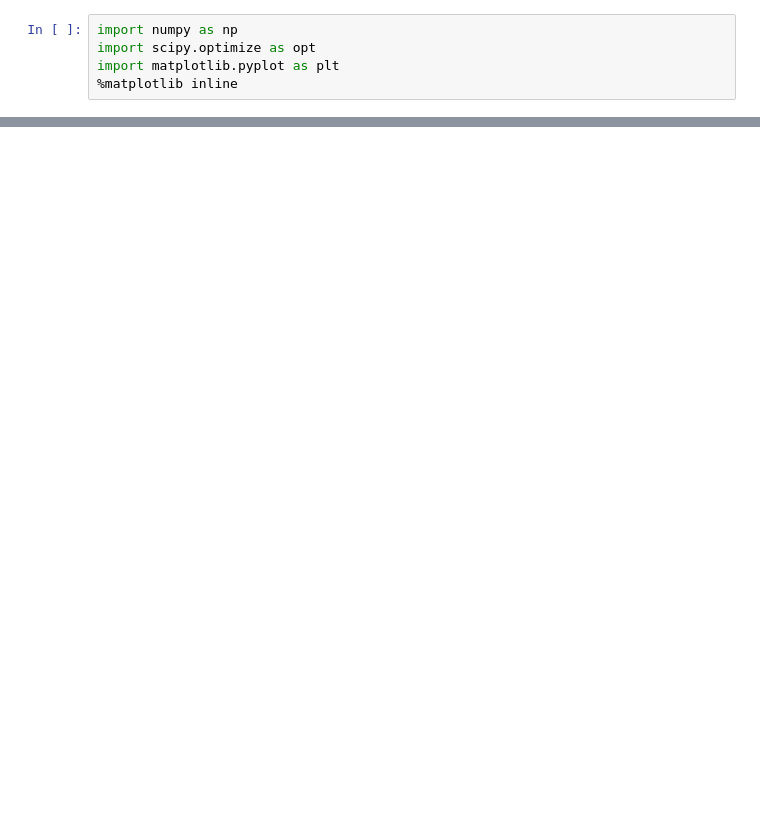
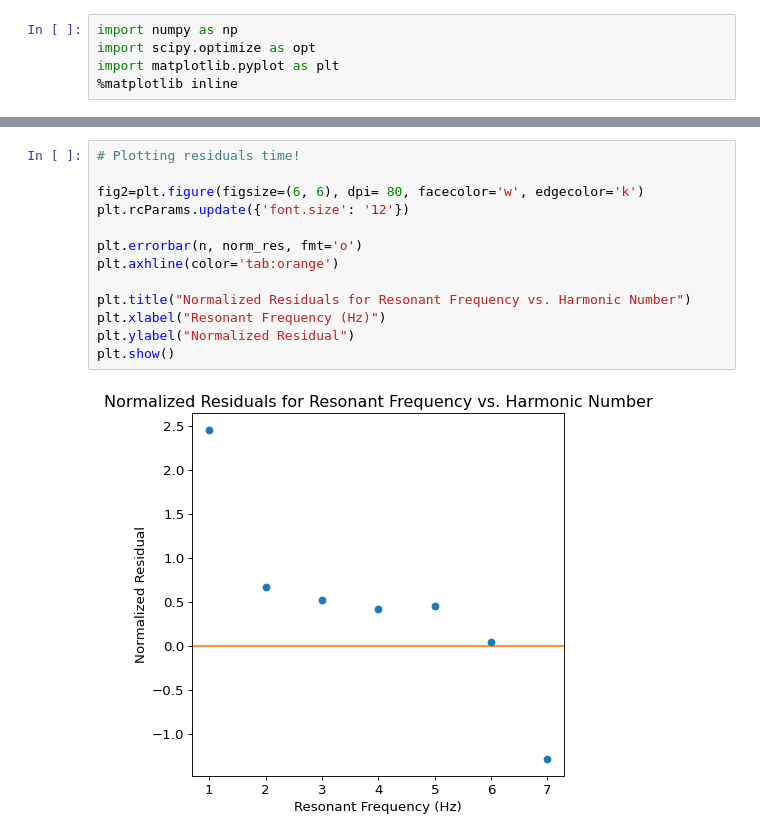
Before and after one commit to matthew-ding/physics5bl, a Jupyter notebook: Lab11/Lab11 Exp1.ipynb, the cells around one changed output, grey strips where cells are left out. Cells and saved outputs as stored; diff of their text form; blank space fills up the shorter version.

```diff
--- a/Lab11/Lab11 Exp1.ipynb
+++ b/Lab11/Lab11 Exp1.ipynb
@@ -46,0 +51,15 @@ plt.show()
+# %%
+# Plotting residuals time!
+
+fig2=plt.figure(figsize=(6, 6), dpi= 80, facecolor='w', edgecolor='k')
+plt.rcParams.update({'font.size': '12'})
+
+plt.errorbar(n, norm_res, fmt='o')
+plt.axhline(color='tab:orange')
+
+plt.title("Normalized Residuals for Resonant Frequency vs. Harmonic Number")
+plt.xlabel("Resonant Frequency (Hz)")
+plt.ylabel("Normalized Residual")
+plt.show()
+# %% [output]
+[figure, added]
```
Also changed, not shown: parts of 5 cells of this notebook, 2 other files.
